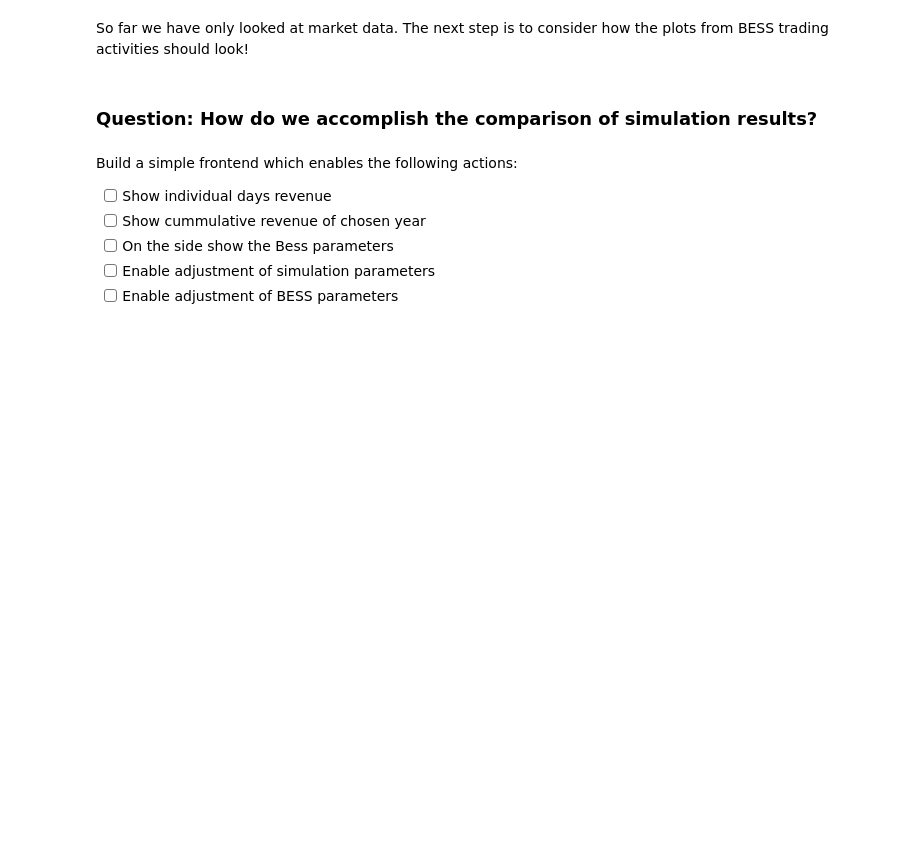
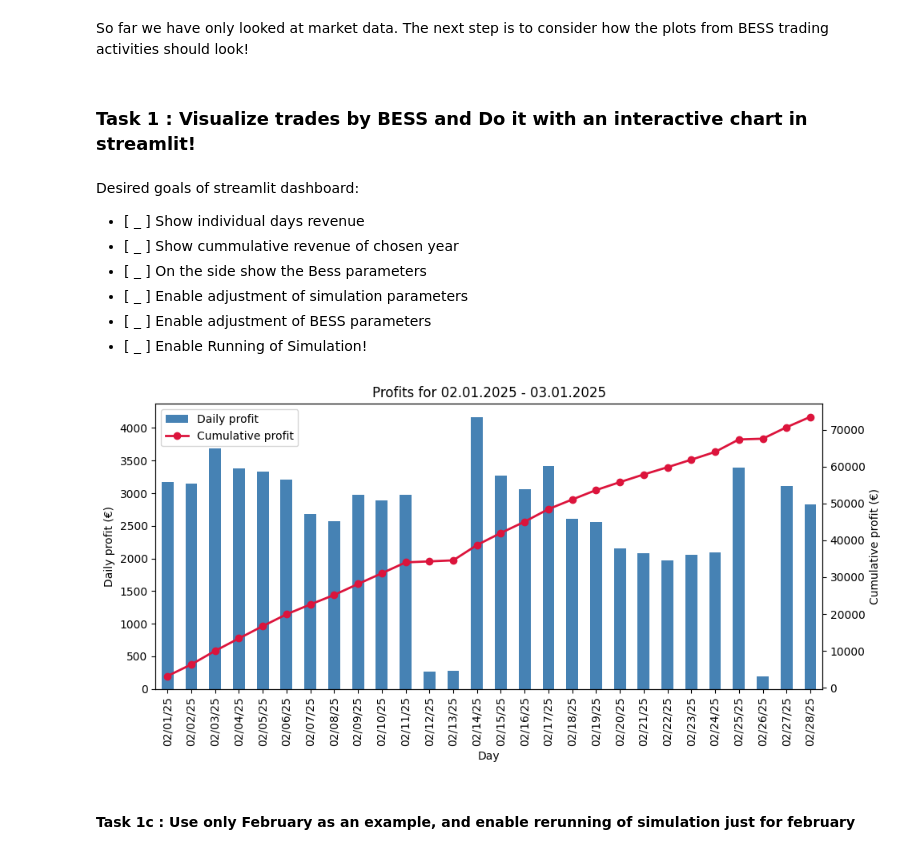
Before and after one commit to ub1999/Rolling-Intrinsic-BESS-Intraday-Trading, a Jupyter notebook: Code/Rolling Intrinsic/EDA.ipynb, the cells around one changed output. Cells and saved outputs as stored; diff of their text form; code cells hidden in the pictures; blank space fills up the shorter version.

Commit message:
Error in streamlit still. After this point i Used chatgpt

```diff
--- a/Code/Rolling Intrinsic/EDA.ipynb
+++ b/Code/Rolling Intrinsic/EDA.ipynb
@@ -55,12 +55,56 @@ Text(0.5, 25.722222222222214, 'Execution Time of trades')
 [figure]
 # %% [markdown]
 So far we have only looked at market data. The next step is to consider how the plots from BESS trading activities should look!
-# %% [markdown]
-### Question: How do we accomplish the comparison of simulation results?
+# %% [markdown]
+### Task 1 : Visualize trades by BESS and Do it with an interactive chart in streamlit!
 # %% [markdown]
-Build a simple frontend which enables the following actions:
-- [ ] Show individual days revenue
-- [ ] Show cummulative revenue of chosen year
-- [ ] On the side show the Bess parameters
-- [ ] Enable adjustment of simulation parameters
-- [ ] Enable adjustment of BESS parameters
+Desired goals of streamlit dashboard:
+- [ _ ] Show individual days revenue
+- [ _ ] Show cummulative revenue of chosen year
+- [ _ ] On the side show the Bess parameters
+- [ _ ] Enable adjustment of simulation parameters
+- [ _ ] Enable adjustment of BESS parameters
+- [ _ ] Enable Running of Simulation!
+# %%
+filter = slice("02.01.2025","03.01.2025")
+initial_results = pd.read_csv("../../output/quarterhourly/bs15cr1rto0.85mc60.833333333333336mt5/profit.csv",
+                              index_col="day",
+                              parse_dates=True
+                              )
+initial_results.index = initial_results.index.strftime("%D")
+initial_results = initial_results[filter]
+# ── build the figure ───────────────────────────────────────────
+fig, ax1 = plt.subplots(figsize=(10, 5))
+
+# 1️⃣ daily profit – bar chart on the left y-axis
+initial_results["profit"].plot(
+    kind="bar",
+    color="steelblue",
+    ax=ax1,
+    label="Daily profit",
+)
+ax1.set_ylabel("Daily profit (€)")
+
+# 2️⃣ cumulative profit – line on the right y-axis
+ax2 = ax1.twinx()                                 # second y-axis
+initial_results["profit"].cumsum().plot(
+    ax=ax2,
+    color="crimson",
+    marker="o",
+    linewidth=2,
+    label="Cumulative profit",
+)
+ax2.set_ylabel("Cumulative profit (€)")
+# cosmetics
+ax1.set_xlabel("Day")
+ax1.tick_params(axis="x")
+# combine legends from both axes
+lines1, labels1 = ax1.get_legend_handles_labels()
+lines2, labels2 = ax2.get_legend_handles_labels()
+ax1.legend(lines1 + lines2, labels1 + labels2, loc="upper left")
+ax1.set_title(f"Profits for {filter.start} - {filter.stop}")
+plt.tight_layout()
+# %% [output]
+[figure, added]
+# %% [markdown]
+#### Task 1c : Use only February as an example, and enable rerunning of simulation just for february
```
Also changed, not shown: 4 other files.
